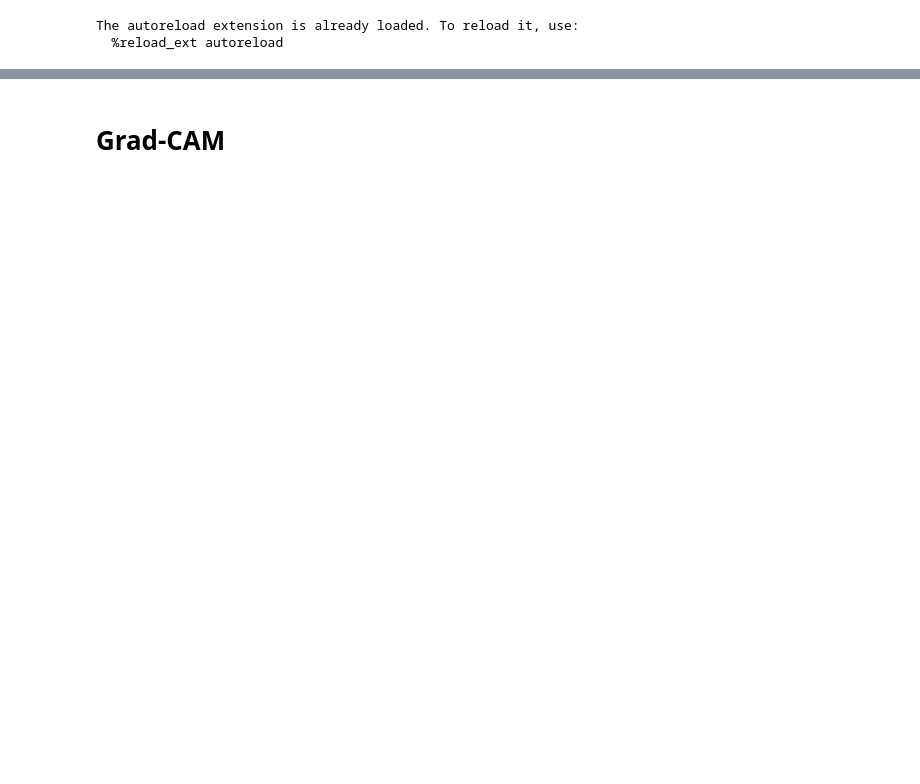
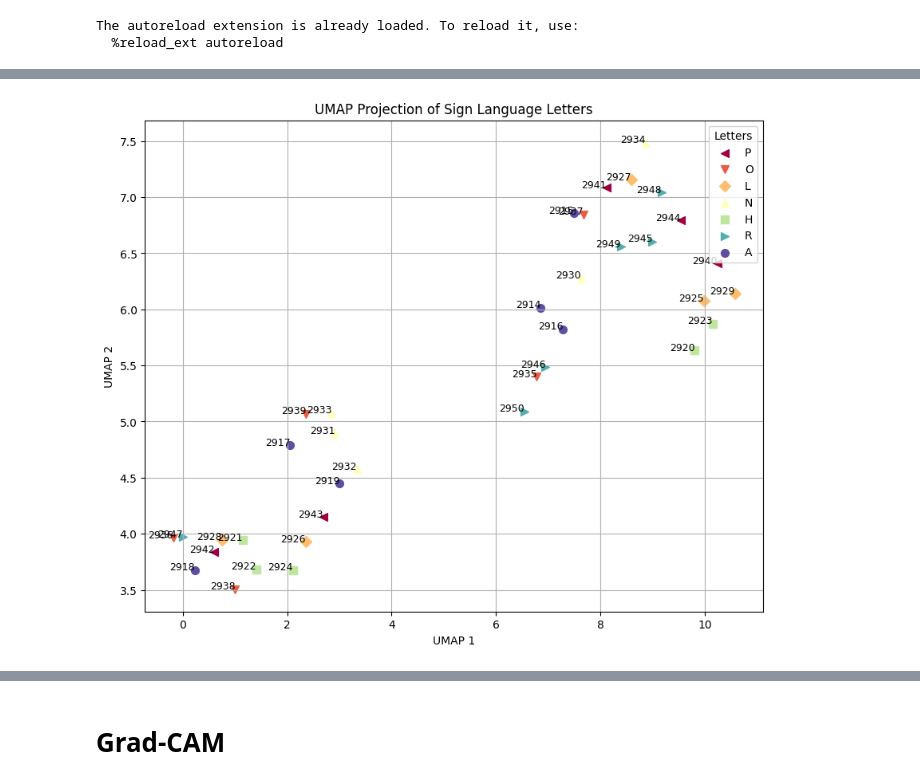
Before and after one commit to ADA-SITE-JML/gesture_face_features, a Jupyter notebook: code/feature_visualization.ipynb, the cells around one changed output, grey strips where cells are left out. Saved outputs shown, nothing was run; the diff lists cells and outputs as text; code cells hidden in the pictures; blank space fills up the shorter version.

```diff
--- a/code/feature_visualization.ipynb
+++ b/code/feature_visualization.ipynb
@@ -108,0 +256,35 @@ plt.show()
+# %%
+import matplotlib.pyplot as plt
+
+# Assuming 'labels' contains the letters 'A', 'H', 'L', 'N', 'O', 'P', 'R'
+# and 'img_numbers' contains the corresponding image numbers
+unique_labels = list(set(labels))  # Distinct letters
+label_to_color = {label: i for i, label in enumerate(unique_labels)}
+markers = {'A': 'o', 'H': 's', 'L': 'D', 'N': '^', 'O': 'v', 'P': '<', 'R': '>'}
+colors = plt.cm.Spectral(np.linspace(0, 1, len(unique_labels)))
+
+plt.figure(figsize=(10, 8))
+
+for letter in unique_labels:
+    indices = [i for i, l in enumerate(labels) if l == letter]
+
+    # Scatter plot for the specific letter
+    plt.scatter(embedding[indices, 0], embedding[indices, 1],
+                color=colors[label_to_color[letter]],
+                marker=markers[letter],
+                label=letter,
+                s=50)
+
+    # Annotate with image numbers
+    for i in indices:
+        plt.text(embedding[i, 0], embedding[i, 1], img_numbers[i], fontsize=9, ha='right')
+
+plt.title('UMAP Projection of Sign Language Letters')
+plt.xlabel('UMAP 1')
+plt.ylabel('UMAP 2')
+
+plt.legend(title='Letters', loc='best')
+plt.grid()
+plt.show()
+# %% [output]
+[figure, added]
```
Also changed, not shown: parts of 35 cells of this notebook, 2 other files.
